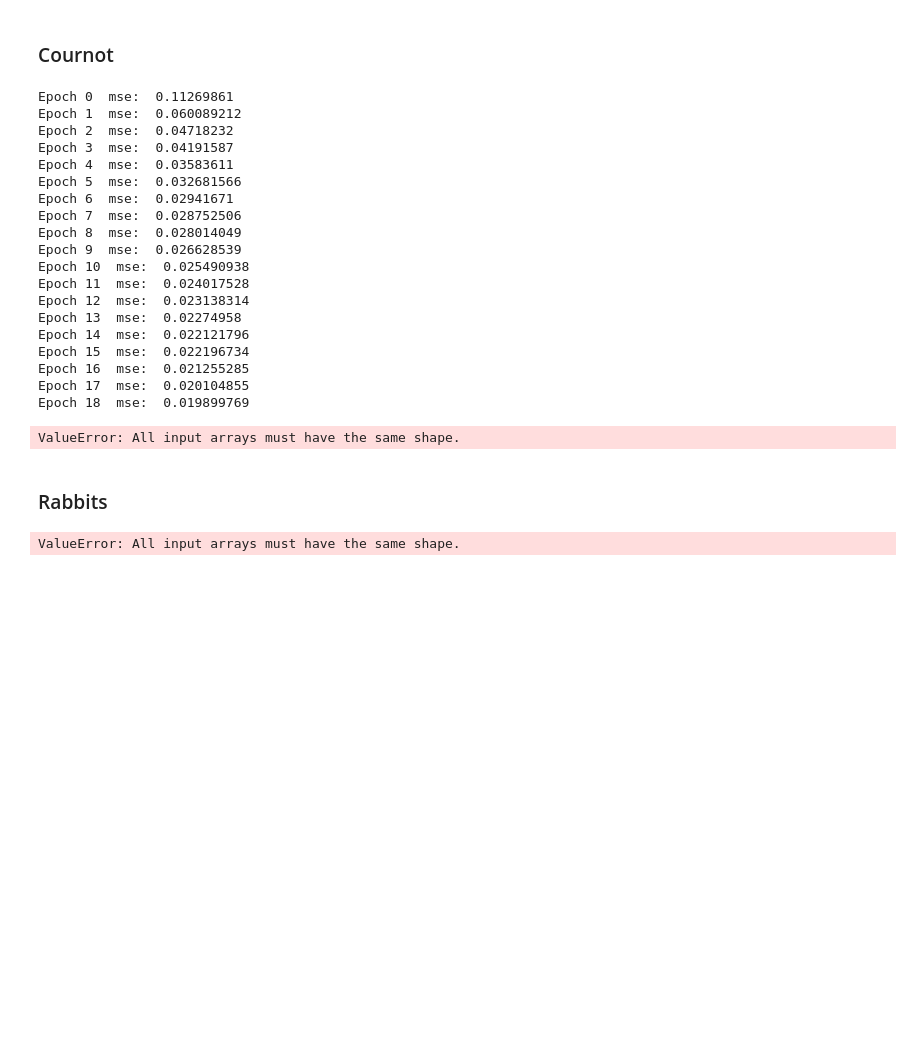
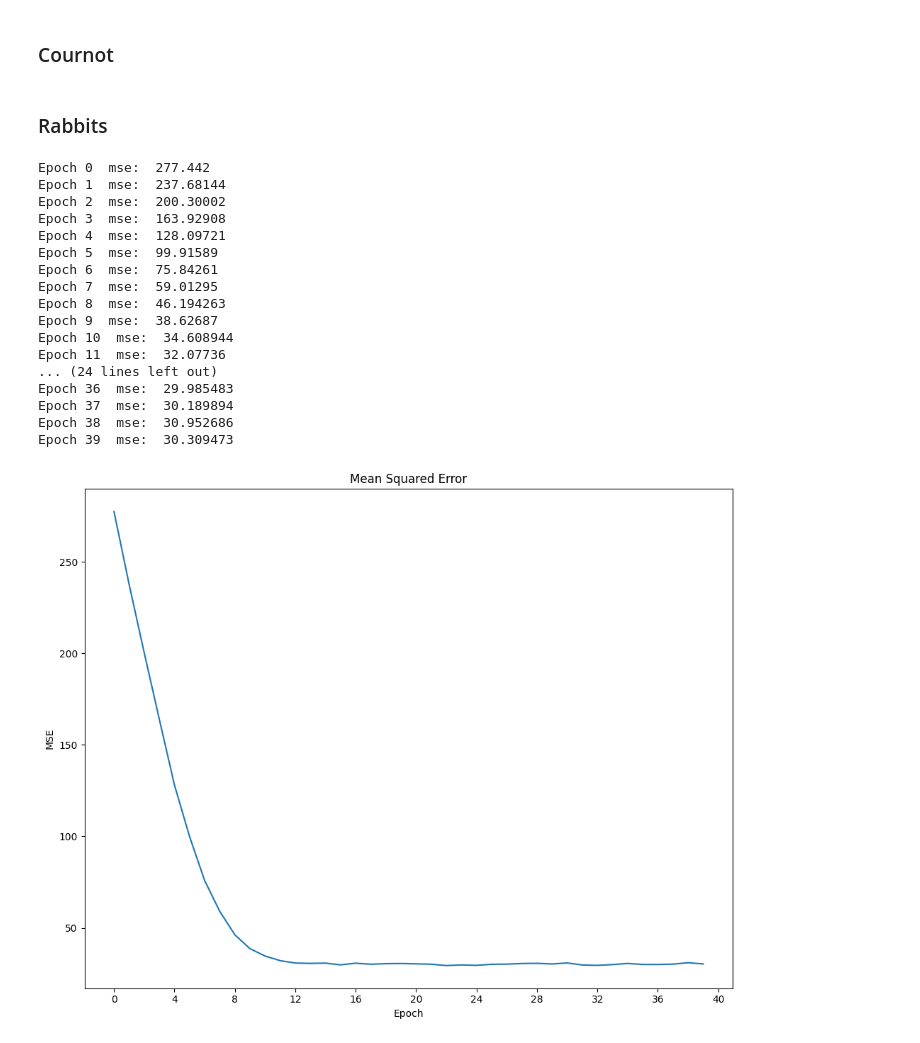
Before and after one commit to elibir/it3105-jax-project, a Jupyter notebook: notebooks/neural_pid_demo.ipynb, the cells around one changed output. Saved outputs shown, nothing was run; the diff lists cells and outputs as text; code cells hidden in the pictures; blank space fills up the shorter version.

Commit message:
worked on neural

```diff
--- a/notebooks/neural_pid_demo.ipynb
+++ b/notebooks/neural_pid_demo.ipynb
@@ -71,7 +49,7 @@ q2 = 0.3   # initial quantity produced by 2
 p_max = 2.0 # maximum market price
 
 ### ConSys params:
-no_epochs = 50
+no_epochs = 40
 timesteps_per_epoch = 10
 learning_rate = 0.001
 min_noise_value = -0.01
@@ -89,26 +67,5 @@ consys = ConSys(controller, plant, no_epochs, timesteps_per_epoch, learning_rate
 mse_list = consys.simulate(verbose=True)
 
 plot_nn_pid(mse_list)
-# %% [output]
-Epoch 0  mse:  0.11269861
-Epoch 1  mse:  0.060089212
-Epoch 2  mse:  0.04718232
-Epoch 3  mse:  0.04191587
-Epoch 4  mse:  0.03583611
-Epoch 5  mse:  0.032681566
-Epoch 6  mse:  0.02941671
-Epoch 7  mse:  0.028752506
-Epoch 8  mse:  0.028014049
-Epoch 9  mse:  0.026628539
-Epoch 10  mse:  0.025490938
-Epoch 11  mse:  0.024017528
-Epoch 12  mse:  0.023138314
-Epoch 13  mse:  0.02274958
-Epoch 14  mse:  0.022121796
-Epoch 15  mse:  0.022196734
-Epoch 16  mse:  0.021255285
-Epoch 17  mse:  0.020104855
-Epoch 18  mse:  0.019899769
-ValueError: All input arrays must have the same shape.
 # %% [markdown]
 ### Rabbits
@@ -115,33 +87,50 @@ ValueError: All input arrays must have the same shape.
 # %%
 ### Rabbit population params:
-a1 = 0.35     # rabbit birth rate
+a1 = 0.35     # rabbit birth rate (originally 0.35)
 a2 = 0.01     # rabbit natural death rate
 a3 = 0.05     # rabbit killed by fox rate
 a4 = 0.3      # rabbit external birthrate factors param 1
 a5 = 0.4      # rabbit external birthrate factors param 2
 b1 = 0.3      # fox natural death rate
 b2 = 0.015    # fox birthrate
 rabbit_start_population = 26
 fox_start_population = 3
 
 ### ConSys params:
-no_epochs = 50
-timesteps_per_epoch = 50
-learning_rate = 0.0001
-min_noise_value = -0.1
-max_noise_value = 0.1
+no_epochs = 40
+timesteps_per_epoch = 10
+learning_rate = 0.001
+min_noise_value = -0.01
+max_noise_value = 0.01
 
 ### Controller params:
-hidden_layers = [16, 16, 16]
-activation_funcs = ["sigmoid", "sigmoid", "sigmoid", "linear"]
-min_weight_value = - 1.0
-max_weight_value = 1.0
+hidden_layers = [16, 16, 16, 16, 16]
+activation_funcs = ["sigmoid", "sigmoid", "sigmoid", "sigmoid", "sigmoid", "linear"]
+min_weight_value = - 0.01
+max_weight_value = 0.01
 
-controller = NeuralPidController(hidden_layers, activation_funcs, min_weight_value, max_weight_value)
+controller = NeuralPidController(hidden_layers, activation_funcs, min_weight_value, max_weight_value, seed=42)
 plant = Rabbits(a1, a2, a3, a4, a5, b1, b2, rabbit_start_population, fox_start_population)
 consys = ConSys(controller, plant, no_epochs, timesteps_per_epoch, learning_rate, min_noise_value, max_noise_value)
 mse_list = consys.simulate(verbose=True)
 
 plot_nn_pid(mse_list)
 # %% [output]
-ValueError: All input arrays must have the same shape.
+Epoch 0  mse:  277.442
+Epoch 1  mse:  237.68144
+Epoch 2  mse:  200.30002
+Epoch 3  mse:  163.92908
+Epoch 4  mse:  128.09721
+Epoch 5  mse:  99.91589
+Epoch 6  mse:  75.84261
+Epoch 7  mse:  59.01295
+Epoch 8  mse:  46.194263
+Epoch 9  mse:  38.62687
+Epoch 10  mse:  34.608944
+Epoch 11  mse:  32.07736
+... (24 lines left out)
+Epoch 36  mse:  29.985483
+Epoch 37  mse:  30.189894
+Epoch 38  mse:  30.952686
+Epoch 39  mse:  30.309473
+[figure, added]
```
Also changed, not shown: parts of 2 cells of this notebook, 6 other files.
